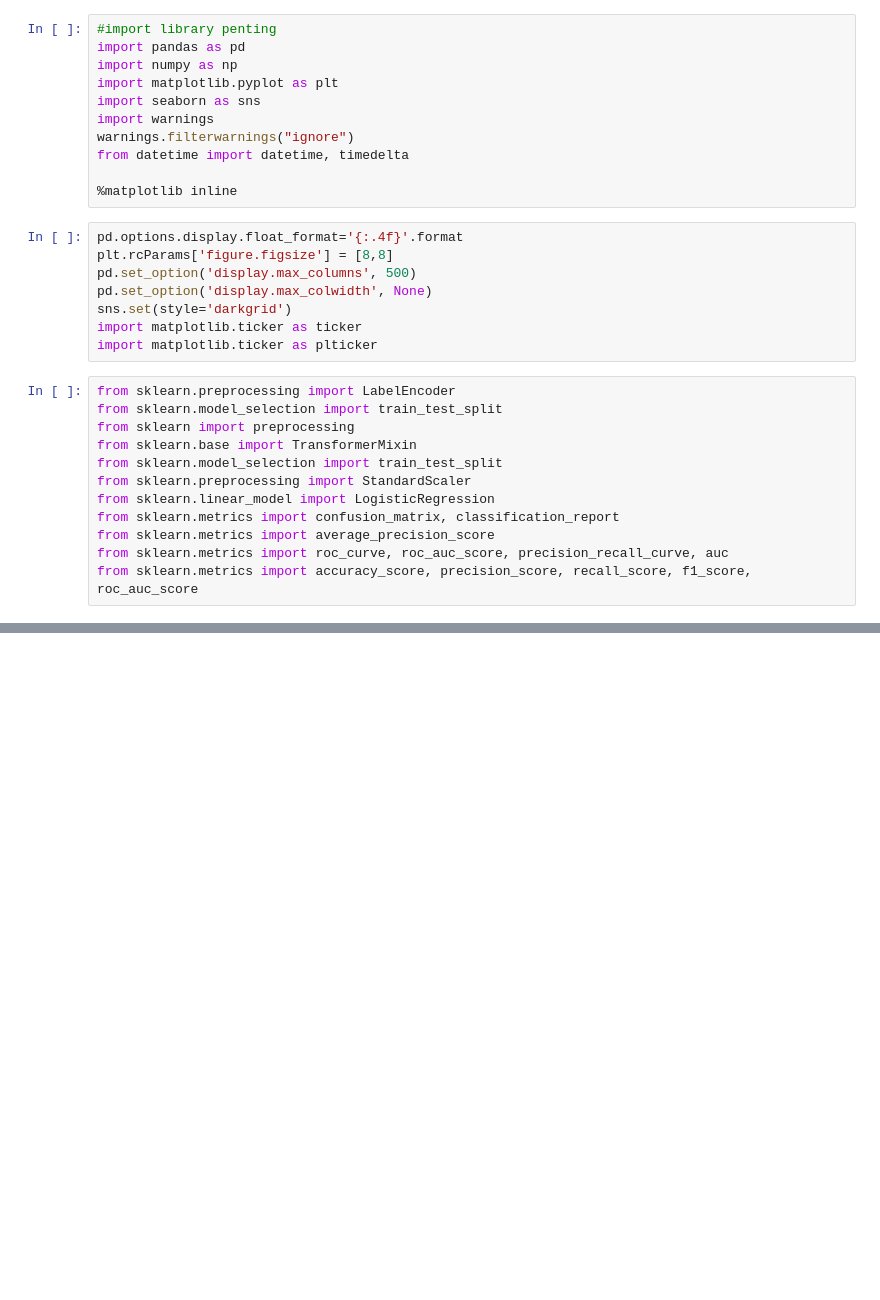
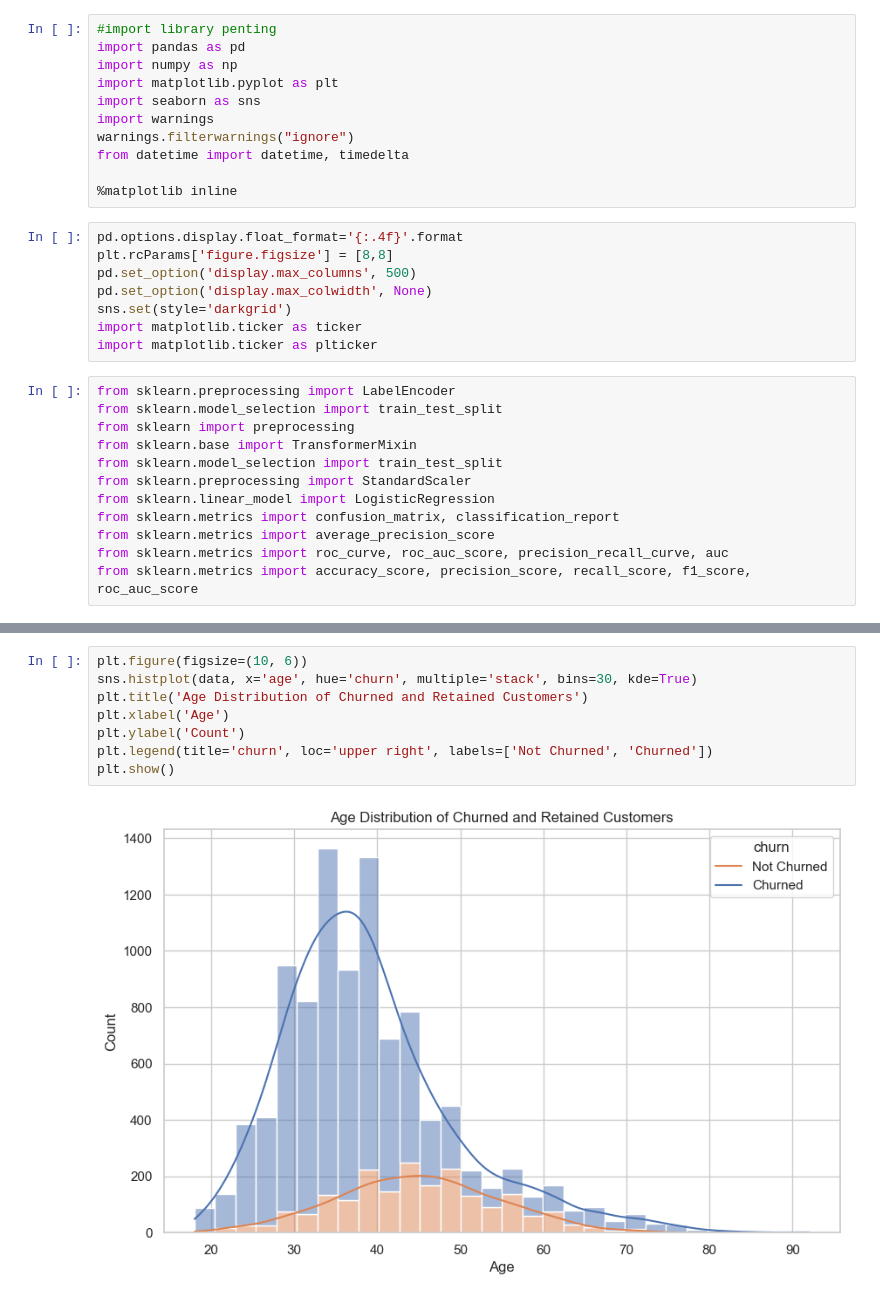
Before and after one commit to AdeFirmansyah97/UAS_DM, a Jupyter notebook: 201220001_UAS_DataMaining.ipynb, the cells around one changed output, grey strips where cells are left out. Cells and saved outputs as stored; diff of their text form; blank space fills up the shorter version.

```diff
--- a/201220001_UAS_DataMaining.ipynb
+++ b/201220001_UAS_DataMaining.ipynb
@@ -31,0 +162,10 @@ from sklearn.metrics import accuracy_score, precision_score, recall_score, f1_sc
+# %%
+plt.figure(figsize=(10, 6))
+sns.histplot(data, x='age', hue='churn', multiple='stack', bins=30, kde=True)
+plt.title('Age Distribution of Churned and Retained Customers')
+plt.xlabel('Age')
+plt.ylabel('Count')
+plt.legend(title='churn', loc='upper right', labels=['Not Churned', 'Churned'])
+plt.show()
+# %% [output]
+[figure, added]
```
Also changed, not shown: parts of 55 cells of this notebook.
